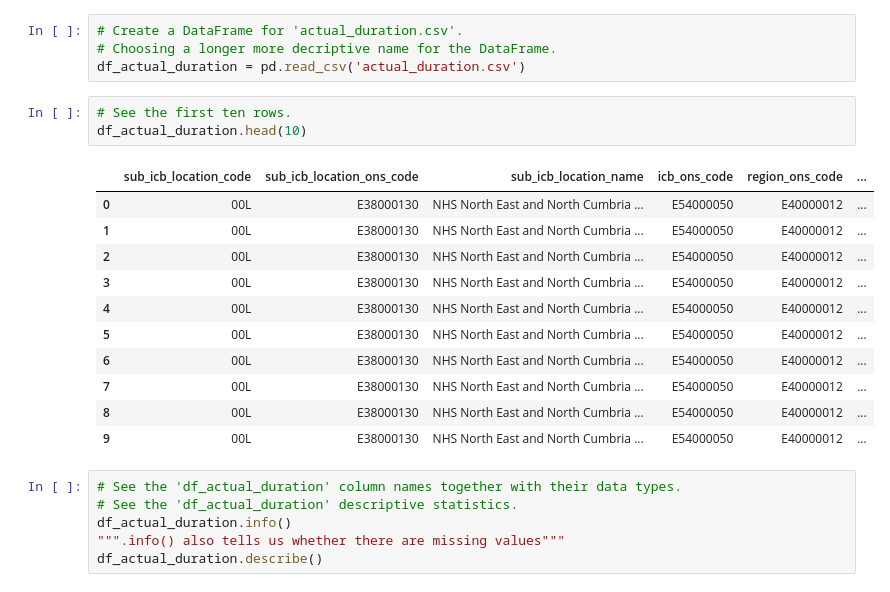
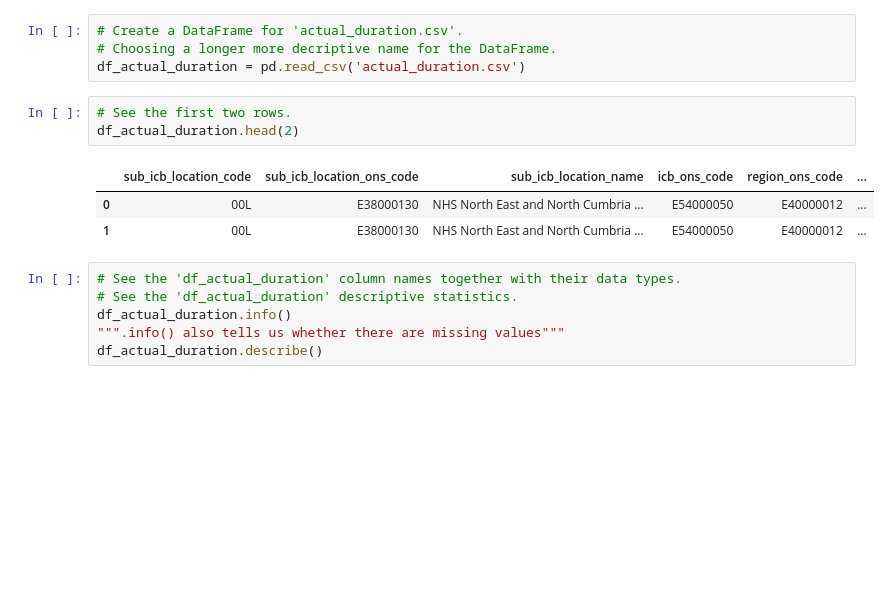
Before and after one commit to andreas-yiallouros/LSE_DA_Course_NHS_GP_Appointments, a Jupyter notebook: Yiallouros_Andreas_DA201_Assignment_Notebook.ipynb, the cells around one changed output. Saved outputs shown, nothing was run; the diff lists cells and outputs as text; blank space fills up the shorter version.

```diff
--- a/Yiallouros_Andreas_DA201_Assignment_Notebook.ipynb
+++ b/Yiallouros_Andreas_DA201_Assignment_Notebook.ipynb
@@ -155,20 +165,12 @@ warnings.filterwarnings('ignore')
 # Choosing a longer more decriptive name for the DataFrame.
 df_actual_duration = pd.read_csv('actual_duration.csv')
 # %%
-# See the first ten rows.
-df_actual_duration.head(10)
+# See the first two rows.
+df_actual_duration.head(2)
 # %% [output]
 |  | sub_icb_location_code | sub_icb_location_ons_code | sub_icb_location_name | icb_ons_code | region_ons_code | ... |
 | 0 | 00L | E38000130 | NHS North East and North Cumbria ... | E54000050 | E40000012 | ... |
 | 1 | 00L | E38000130 | NHS North East and North Cumbria ... | E54000050 | E40000012 | ... |
-| 2 | 00L | E38000130 | NHS North East and North Cumbria ... | E54000050 | E40000012 | ... |
-| 3 | 00L | E38000130 | NHS North East and North Cumbria ... | E54000050 | E40000012 | ... |
-| 4 | 00L | E38000130 | NHS North East and North Cumbria ... | E54000050 | E40000012 | ... |
-| 5 | 00L | E38000130 | NHS North East and North Cumbria ... | E54000050 | E40000012 | ... |
-| 6 | 00L | E38000130 | NHS North East and North Cumbria ... | E54000050 | E40000012 | ... |
-| 7 | 00L | E38000130 | NHS North East and North Cumbria ... | E54000050 | E40000012 | ... |
-| 8 | 00L | E38000130 | NHS North East and North Cumbria ... | E54000050 | E40000012 | ... |
-| 9 | 00L | E38000130 | NHS North East and North Cumbria ... | E54000050 | E40000012 | ... |
 # %%
 # See the 'df_actual_duration' column names together with their data types.
 # See the 'df_actual_duration' descriptive statistics.
```
Also changed, not shown: parts of 84 cells of this notebook.
